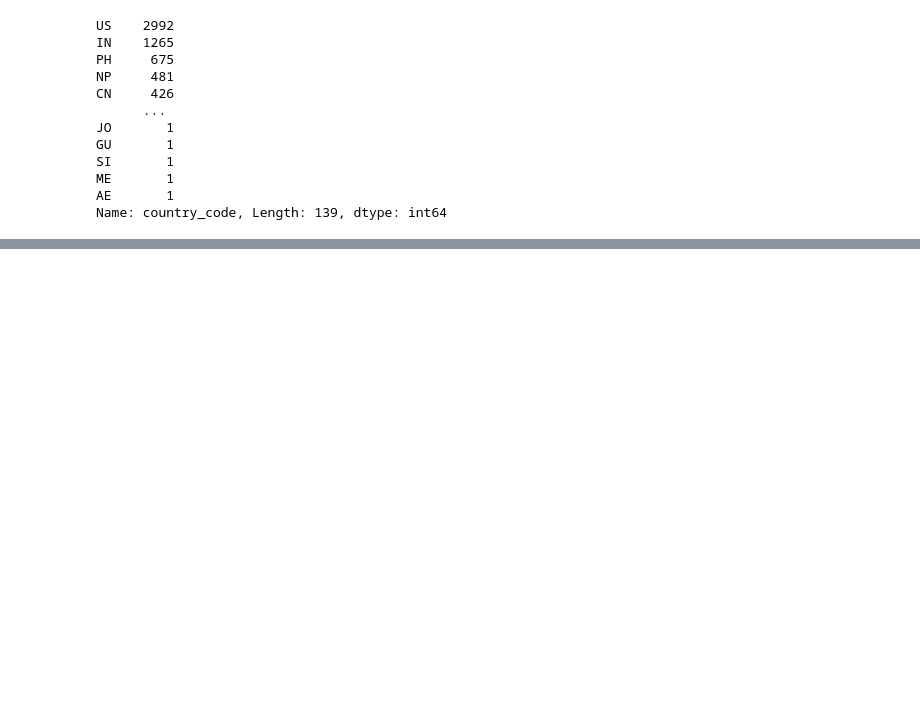
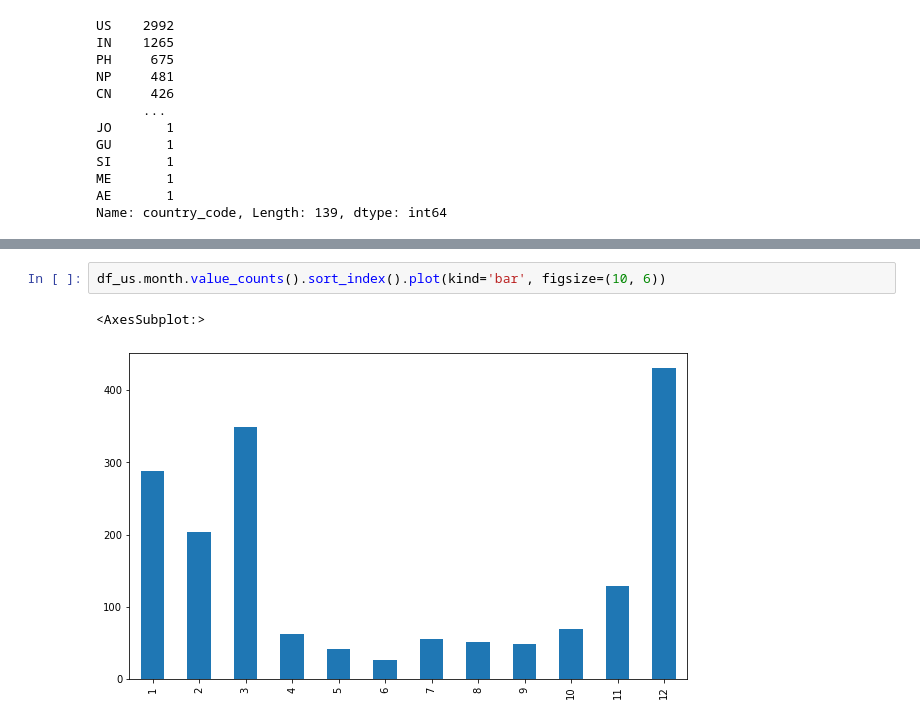
Before and after one commit to SergeiDBykov/landslide_project, a Jupyter notebook: eda.ipynb, the cells around one changed output, grey strips where cells are left out. Saved outputs shown, nothing was run; the diff lists cells and outputs as text; blank space fills up the shorter version.

```diff
--- a/eda.ipynb
+++ b/eda.ipynb
@@ -155,0 +205,5 @@ x,y = plot_selection(ax, query="month in [12]", color='b')
+# %%
+df_us.month.value_counts().sort_index().plot(kind='bar', figsize=(10, 6))
+# %% [output]
+<AxesSubplot:>
+[figure, added]
```
Also changed, not shown: parts of 20 cells of this notebook, 33 other files.
